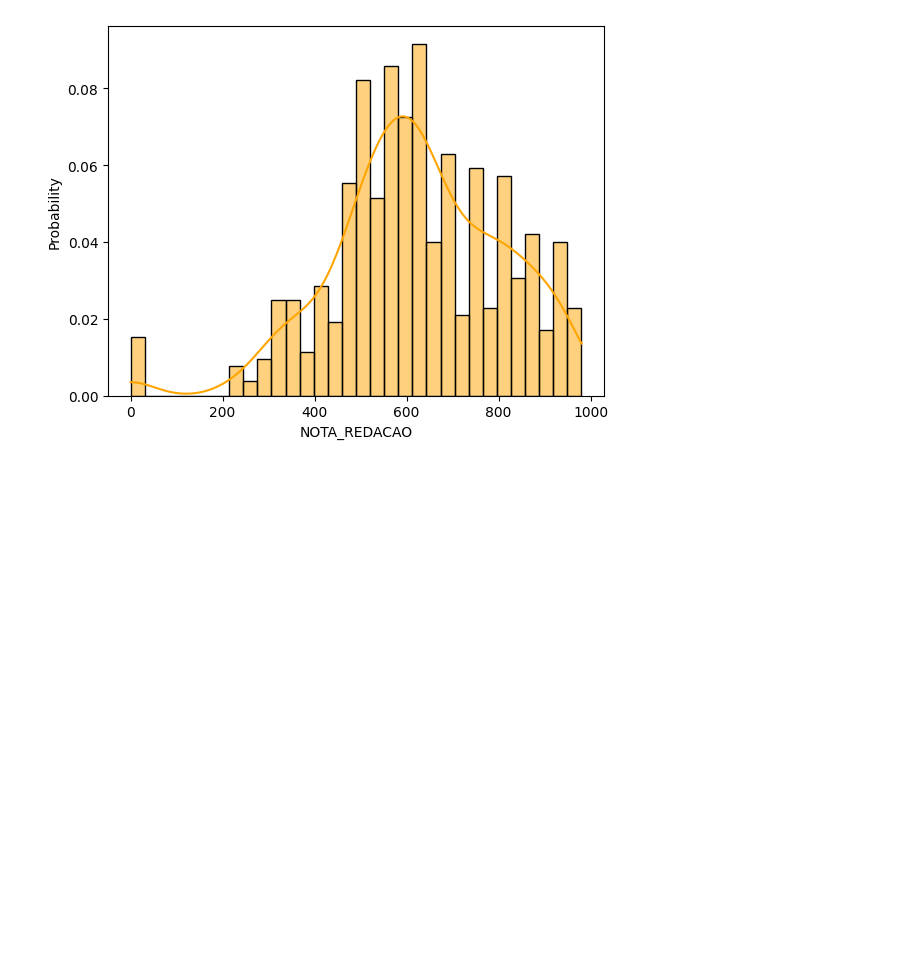
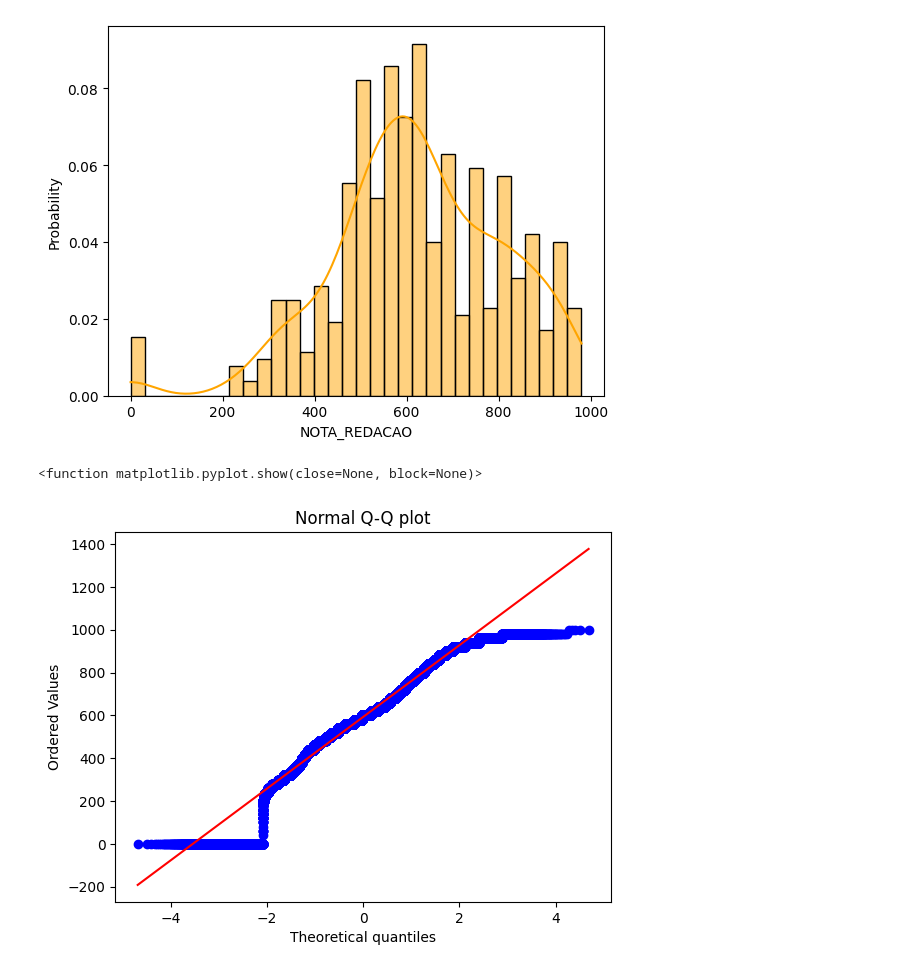
Before and after one commit to mateus-neres/Analise_estatistica_enem_2019, a Jupyter notebook: etapa08_normalidade.ipynb, the cells around one changed output. Saved outputs shown, nothing was run; the diff lists cells and outputs as text; code cells hidden in the pictures; blank space fills up the shorter version.

```diff
--- a/etapa08_normalidade.ipynb
+++ b/etapa08_normalidade.ipynb
@@ -68,0 +70,7 @@ sns.histplot(enem_tupa, x = "NOTA_REDACAO", bins=32, color = "orange", kde=True,
+# %%
+stats.probplot(enem_sp.NOTA_REDACAO, dist="norm", plot=plt)
+plt.title("Normal Q-Q plot")
+plt.show
+# %% [output]
+<function matplotlib.pyplot.show(close=None, block=None)>
+[figure, added]
```
Also changed, not shown: parts of 12 cells of this notebook.
